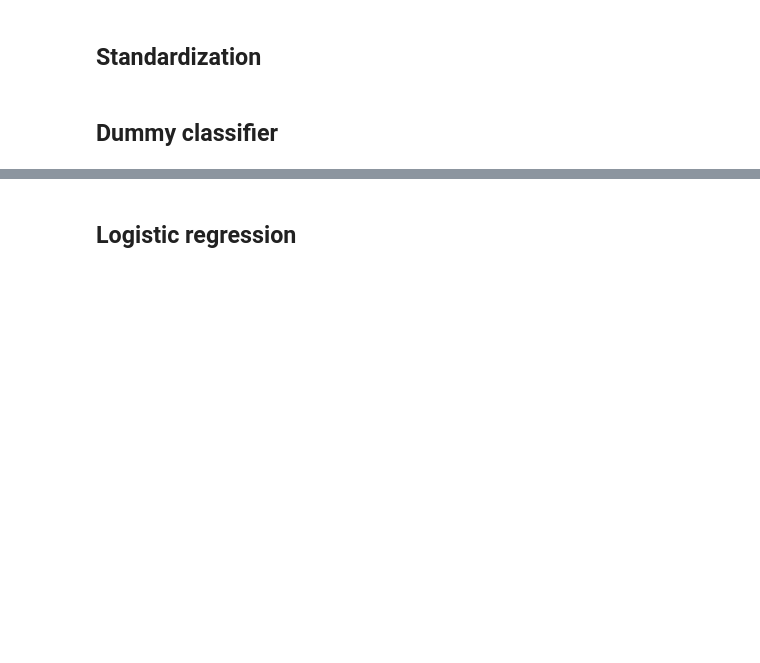
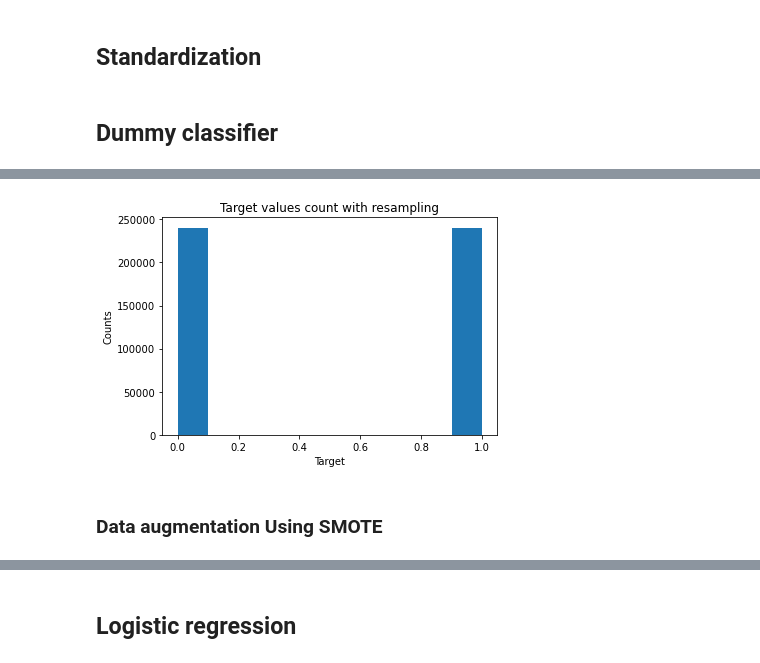
Before and after one commit to yhereng/OpenClassrooms, a Jupyter notebook: OC-P4/Projet 4 - Construisez un modèle de scoring.ipynb, the cells around one changed output, grey strips where cells are left out. Drawn from its saved outputs; the diff is of its cells as text; code cells hidden in the pictures; blank space fills up the shorter version.

```diff
--- a/OC-P4/Projet 4 - Construisez un modèle de scoring.ipynb
+++ b/OC-P4/Projet 4 - Construisez un modèle de scoring.ipynb
@@ -534,0 +393,13 @@ Recall    : 0.5026122564247387
+# %%
+X_train_up = np.vstack((X_train_std[y_train == 0], X_up))
+y_train_up = np.hstack((y_train[y_train == 0], y_up))
+# %%
+plt.hist(y_train_up)
+plt.xlabel('Target')
+plt.ylabel('Counts')
+plt.title('Target values count with resampling')
+plt.show()
+# %% [output]
+[figure, added]
+# %% [markdown]
+### Data augmentation Using SMOTE
```
Also changed, not shown: parts of 163 cells of this notebook.
